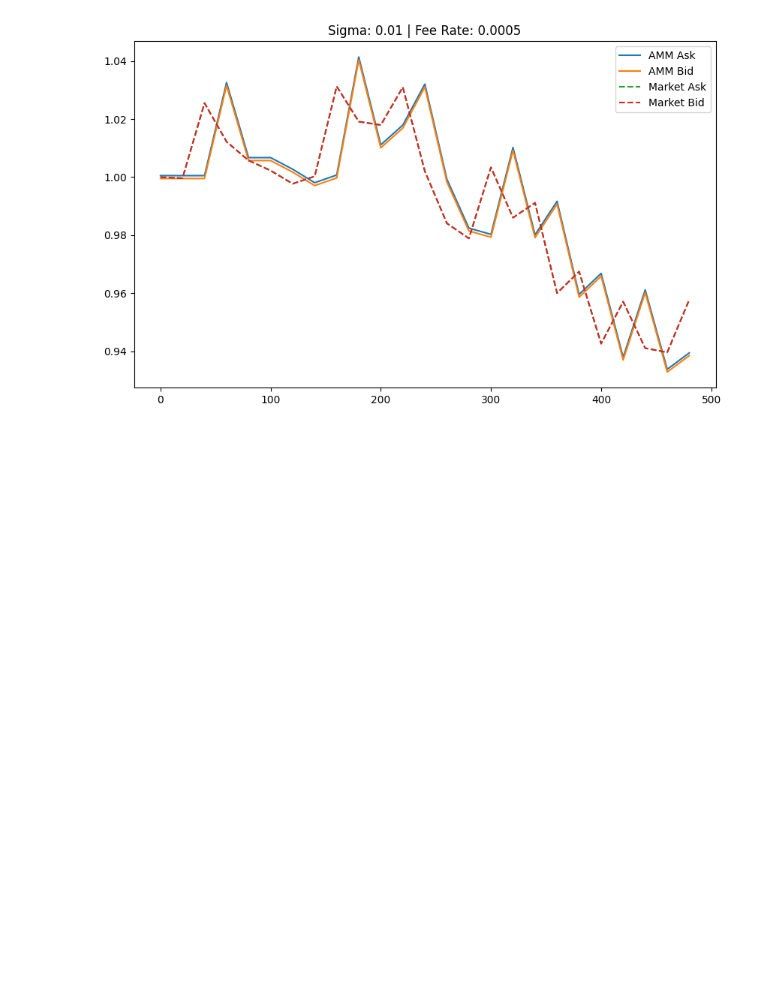
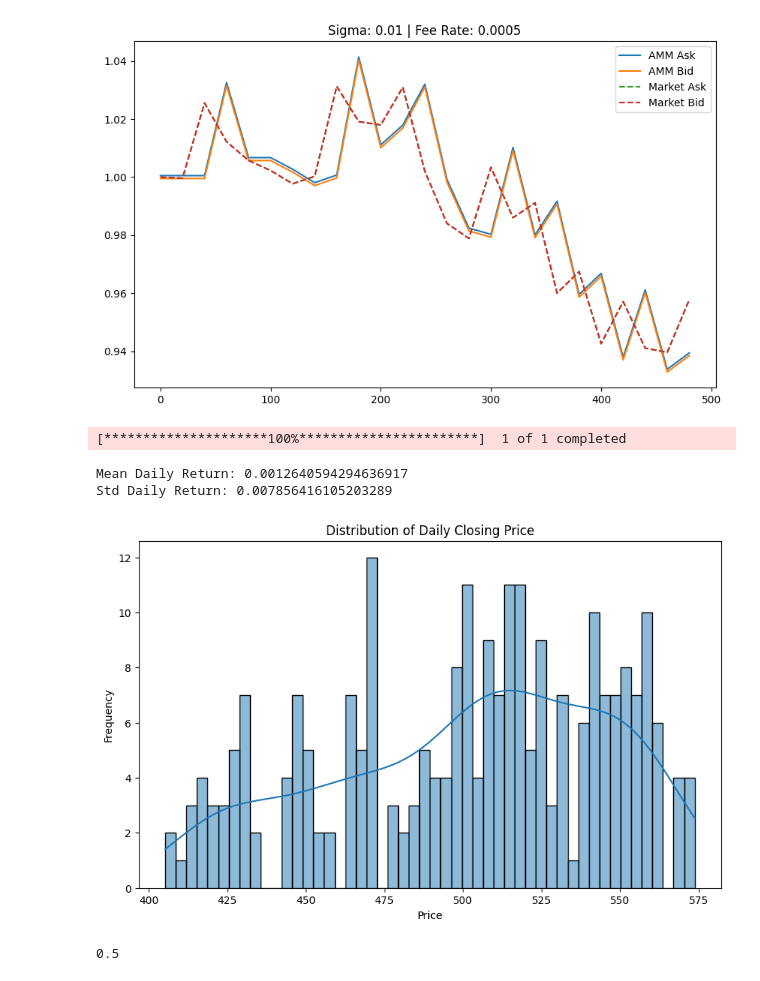
Before and after one commit to WillInvest/Dynamic_AMM, a Jupyter notebook: exp/display_result.ipynb, the cells around one changed output. Cells and saved outputs as stored; diff of their text form; code cells hidden in the pictures; blank space fills up the shorter version.

```diff
--- a/exp/display_result.ipynb
+++ b/exp/display_result.ipynb
@@ -446,3 +446,47 @@ for sigma in unique_sigma:
 3             0.000508       0.20
 4             0.000691       0.25
 [figure]
+# %%
+import yfinance as yf
+import numpy as np
+import pandas as pd
+from datetime import datetime
+
+# Download historical data for S&P 500 (use 'SPY' as a proxy)
+ticker = 'SPY'
+data = yf.download(ticker, start="2023-10-01", end=datetime.today().strftime('%Y-%m-%d'))
+
+# Calculate daily returns
+data['Daily Return'] = data['Adj Close'].pct_change()
+
+# Drop the NaN value from the first return calculation
+data = data.dropna()
+
+# Calculate the mean (drift rate) and standard deviation (volatility) of daily returns
+mean_daily_return = data['Daily Return'].mean()
+std_daily_return = data['Daily Return'].std()
+
+# daily return
+print(f"Mean Daily Return: {mean_daily_return}")
+print(f"Std Daily Return: {std_daily_return}")
+# %% [output]
+[*********************100%***********************]  1 of 1 completed
+Mean Daily Return: 0.0012640594294636917
+Std Daily Return: 0.007856416105203289
+# %%
+# draw the distribution of daily price
+import matplotlib.pyplot as plt
+import seaborn as sns
+
+plt.figure(figsize=(10, 6))
+sns.histplot(data['Adj Close'], bins=50, kde=True)
+plt.title('Distribution of Daily Closing Price')
+plt.xlabel('Price')
+plt.ylabel('Frequency')
+plt.show()
+# %% [output]
+[figure, added]
+# %%
+500 * 0.001
+# %% [output]
+0.5
```
Also changed, not shown: 6 other files.
